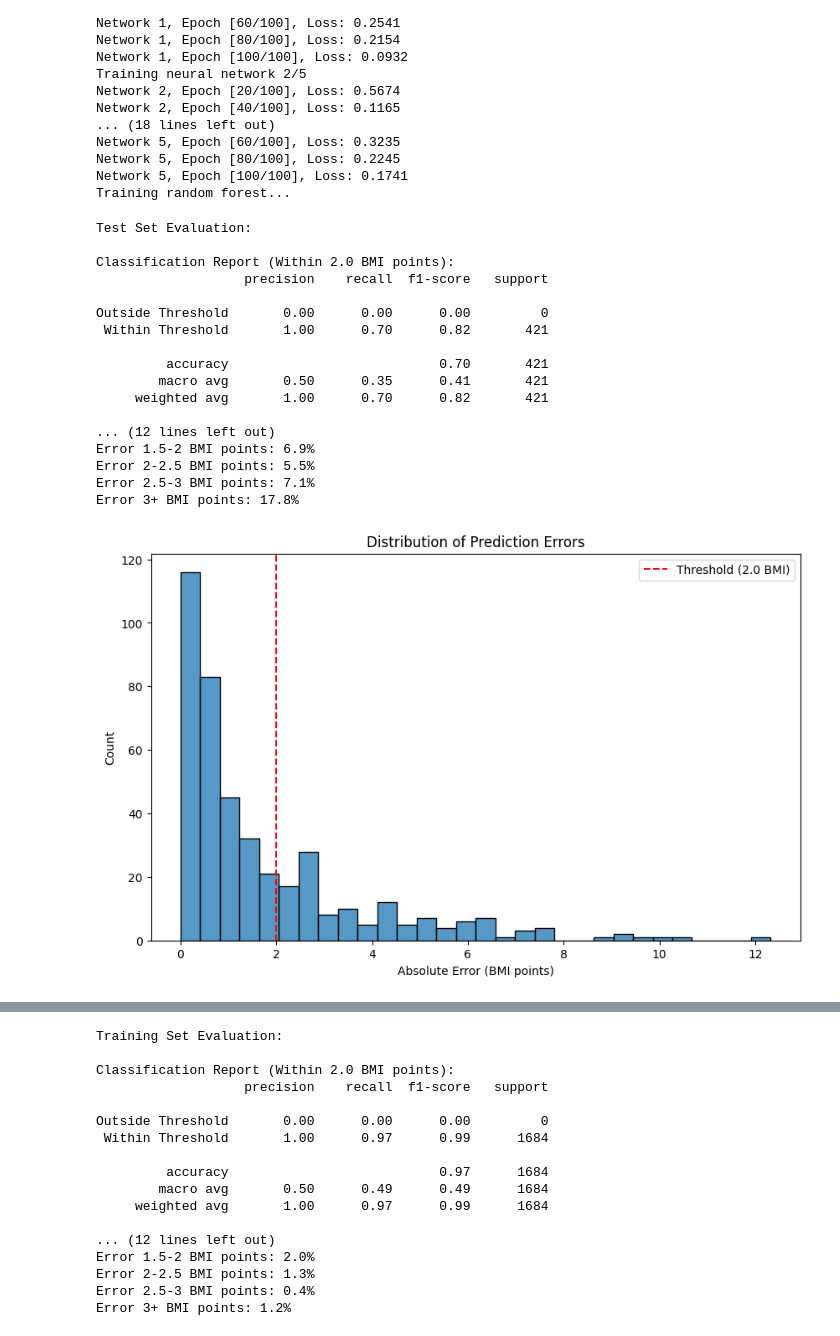
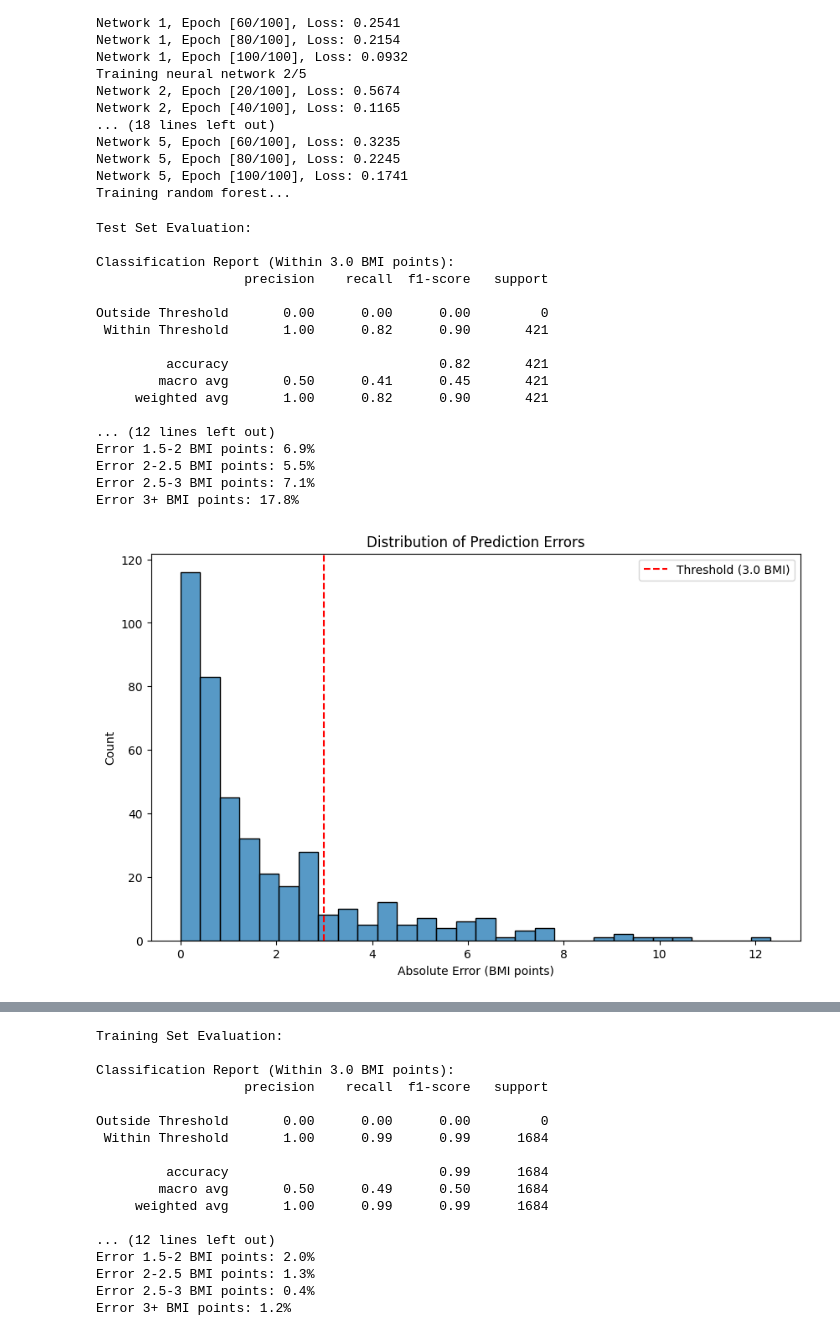
Before and after one commit to angel-vlzqz/440, a Jupyter notebook: CLC-GestureRecognitionSystem/ObesityPredictor.ipynb, the cells around one changed output, grey strips where cells are left out. Saved outputs shown, nothing was run; the diff lists cells and outputs as text; code cells hidden in the pictures.

```diff
--- a/CLC-GestureRecognitionSystem/ObesityPredictor.ipynb
+++ b/CLC-GestureRecognitionSystem/ObesityPredictor.ipynb
@@ -315,7 +315,7 @@ from sklearn.metrics import classification_report, confusion_matrix, accuracy_sc
 import seaborn as sns
 import matplotlib.pyplot as plt
 
-def evaluate_bmi_predictions(model, feature_engineer, X, y, threshold=2.0):
+def evaluate_bmi_predictions(model, feature_engineer, X, y, threshold=3.0):
     """
     Generate comprehensive evaluation metrics for the BMI prediction model.
     """
@@ -376,53 +376,53 @@ def evaluate_bmi_predictions(model, feature_engineer, X, y, threshold=2.0):
     plt.show()
 
     return {
         'predictions': predictions,
         'errors': errors,
         'accuracy': accuracy_score(y_true_binary, y_pred_binary),
         'error_distribution': error_distribution
     }
 
 # Usage example:
 if __name__ == "__main__":
 
     # Evaluate on test set
     print("\nTest Set Evaluation:")
-    test_results = evaluate_bmi_predictions(model, feature_engineer, X_test, y_test, threshold=2.0)
+    test_results = evaluate_bmi_predictions(model, feature_engineer, X_test, y_test, threshold=3.0)
 
     # Evaluate on training set
     print("\nTraining Set Evaluation:")
-    train_results = evaluate_bmi_predictions(model, feature_engineer, X_train, y_train, threshold=2.0)
+    train_results = evaluate_bmi_predictions(model, feature_engineer, X_train, y_train, threshold=3.0)
 # %% [output]
 Test Set Evaluation:
 
-Classification Report (Within 2.0 BMI points):
+Classification Report (Within 3.0 BMI points):
                    precision    recall  f1-score   support
 
 Outside Threshold       0.00      0.00      0.00         0
- Within Threshold       1.00      0.70      0.82       421
+ Within Threshold       1.00      0.82      0.90       421
 
-         accuracy                           0.70       421
-        macro avg       0.50      0.35      0.41       421
-     weighted avg       1.00      0.70      0.82       421
+         accuracy                           0.82       421
+        macro avg       0.50      0.41      0.45       421
+     weighted avg       1.00      0.82      0.90       421
 
 ... (12 lines left out)
 Error 1.5-2 BMI points: 6.9%
 Error 2-2.5 BMI points: 5.5%
 Error 2.5-3 BMI points: 7.1%
 Error 3+ BMI points: 17.8%
-[figure, old version]
+[figure, new version]
 [figure]
 Training Set Evaluation:
 
-Classification Report (Within 2.0 BMI points):
+Classification Report (Within 3.0 BMI points):
                    precision    recall  f1-score   support
 
 Outside Threshold       0.00      0.00      0.00         0
- Within Threshold       1.00      0.97      0.99      1684
+ Within Threshold       1.00      0.99      0.99      1684
 
-         accuracy                           0.97      1684
-        macro avg       0.50      0.49      0.49      1684
-     weighted avg       1.00      0.97      0.99      1684
+         accuracy                           0.99      1684
+        macro avg       0.50      0.49      0.50      1684
+     weighted avg       1.00      0.99      0.99      1684
 
 ... (12 lines left out)
 Error 1.5-2 BMI points: 2.0%
```
Also changed, not shown: parts of 1 cell of this notebook.
